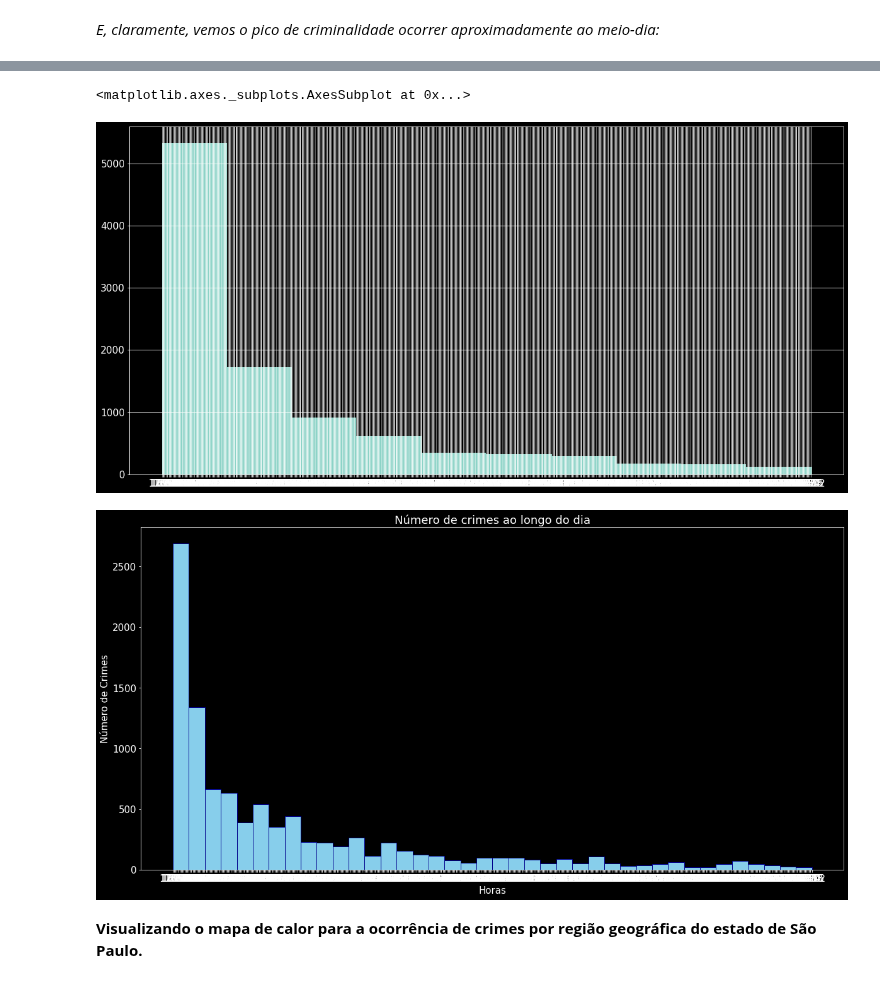
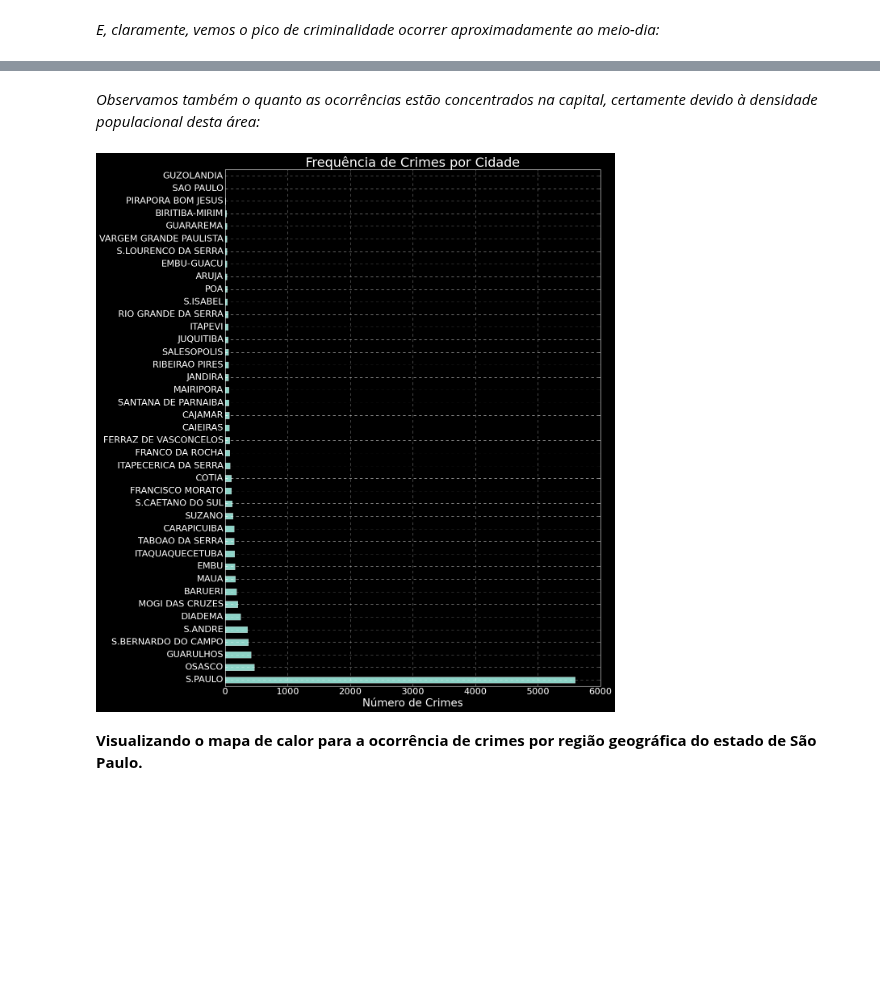
Before and after one commit to debora28/pi-2020.2, a Jupyter notebook: DataScience2.ipynb, the cells around one changed output, grey strips where cells are left out. Drawn from its saved outputs; the diff is of its cells as text; code cells hidden in the pictures; blank space fills up the shorter version.

```diff
--- a/DataScience2.ipynb
+++ b/DataScience2.ipynb
@@ -414,12 +510,12 @@ data['MES'].value_counts().sum()
 # %%
 mes = data["MES"]
 # %%
-plt.style.use('dark_background')
+plt.style.use('seaborn-pastel')
 plt.figure(figsize=(20,10))
 plt.hist(mes, bins=40, color = "skyblue", ec="darkblue")
 plt.title('Frequência de Crimes por Mês')
 plt.ylabel('Número de Crimes')
 plt.xlabel('Mês/2016')
-plt.rcParams.update({'font.size': 30})
+plt.rcParams.update({'font.size': 20})
 plt.show()
 # %% [output]
@@ -440,9 +530,10 @@ hora = data['HORA_OCORRENCIA_BO']
 plt.style.use('dark_background')
 plt.figure(figsize=(20,10))
 plt.hist(hora, bins=20, color = "skyblue", ec="darkblue")
-plt.title('Número de crimes por hora')
+plt.title('Número de Crimes por Hora')
 plt.ylabel('Número de Crimes')
-plt.xlabel('Hora')
-plt.rcParams.update({'font.size': 15})
+plt.xlabel('Horário')
+plt.xticks(range(1, 24))
+plt.rcParams.update({'font.size': 20})
 plt.show()
 # %% [output]
@@ -450,20 +541,14 @@ plt.show()
-# %%
-data['HORA_OCORRENCIA_BO'].hist(figsize=(20,10))
-# %% [output]
-<matplotlib.axes._subplots.AxesSubplot at 0x...>
-[figure, removed]
+# %% [markdown]
+*Observamos também o quanto as ocorrências estão concentrados na capital, certamente devido à densidade populacional desta área:*
 # %%
-hora = data['HORA_OCORRENCIA_BO']
 plt.style.use('dark_background')
-plt.figure(figsize=(20,10))
-plt.hist(hora, bins=40, color = "skyblue", ec="darkblue")
-plt.title('Número de crimes ao longo do dia')
-plt.ylabel('Número de Crimes')
-plt.xlabel('Horas')
-plt.rcParams.update({'font.size': 1})
+plt.figure(figsize=(15, 20))
+plt.xlabel('Número de Crimes')
+data['CIDADE'].value_counts().plot(kind='barh', title='Frequência de Crimes por Cidade')
+plt.rcParams.update({'font.size': 20})
 plt.show()
 # %% [output]
-[figure, old version]
+[figure, new version]
 # %% [markdown]
 **Visualizando o mapa de calor para a ocorrência de crimes por região geográfica do estado de São Paulo.**
 # %% [markdown]
```
Also changed, not shown: parts of 60 cells of this notebook.
